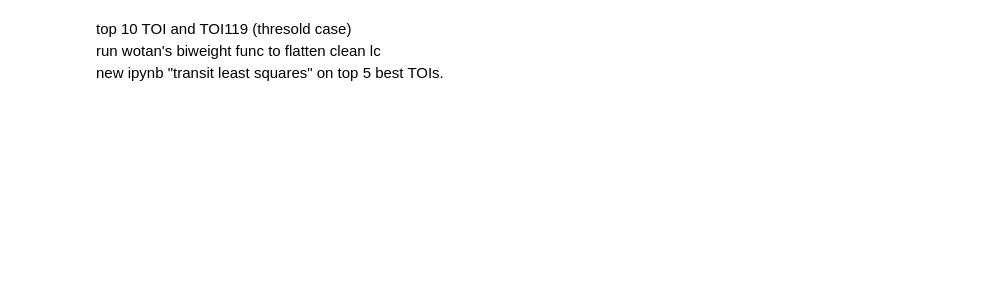
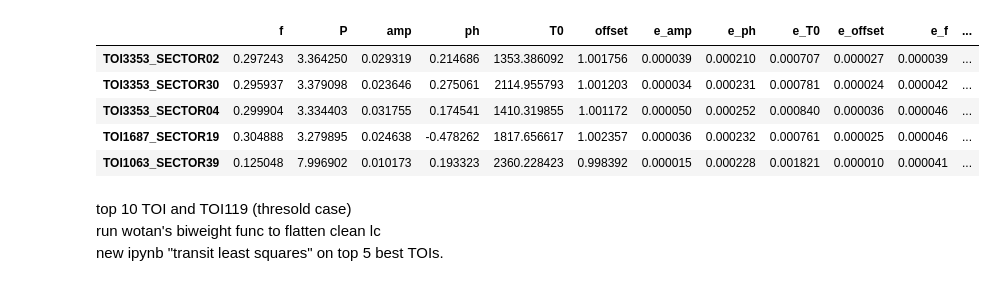
Before and after one commit to hiremasa/ytps, a Jupyter notebook: src/working_notebook.ipynb, the cells around one changed output. Saved outputs shown, nothing was run; the diff lists cells and outputs as text; code cells hidden in the pictures; blank space fills up the shorter version.

```diff
--- a/src/working_notebook.ipynb
+++ b/src/working_notebook.ipynb
@@ -45,3 +67,13 @@ df_all.sort_values("pmax", ascending=False).head(20)#.query("0.095<pmax<0.105")
+# %%
+temp = pd.read_csv("../output/all_df_sort_pmax.csv", index_col=0)
+temp.head()
+# %% [output]
+|  | f | P | amp | ph | T0 | offset | e_amp | e_ph | e_T0 | e_offset | e_f | ... |
+| TOI3353_SECTOR02 | 0.297243 | 3.364250 | 0.029319 | 0.214686 | 1353.386092 | 1.001756 | 0.000039 | 0.000210 | 0.000707 | 0.000027 | 0.000039 | ... |
+| TOI3353_SECTOR30 | 0.295937 | 3.379098 | 0.023646 | 0.275061 | 2114.955793 | 1.001203 | 0.000034 | 0.000231 | 0.000781 | 0.000024 | 0.000042 | ... |
+| TOI3353_SECTOR04 | 0.299904 | 3.334403 | 0.031755 | 0.174541 | 1410.319855 | 1.001172 | 0.000050 | 0.000252 | 0.000840 | 0.000036 | 0.000046 | ... |
+| TOI1687_SECTOR19 | 0.304888 | 3.279895 | 0.024638 | -0.478262 | 1817.656617 | 1.002357 | 0.000036 | 0.000232 | 0.000761 | 0.000025 | 0.000046 | ... |
+| TOI1063_SECTOR39 | 0.125048 | 7.996902 | 0.010173 | 0.193323 | 2360.228423 | 0.998392 | 0.000015 | 0.000228 | 0.001821 | 0.000010 | 0.000041 | ... |
 # %% [markdown]
 top 10 TOI and TOI119 (thresold case)<br>
 run wotan's biweight func to flatten clean lc<br>
```
Also changed, not shown: parts of 9 cells of this notebook, 7 other files.
